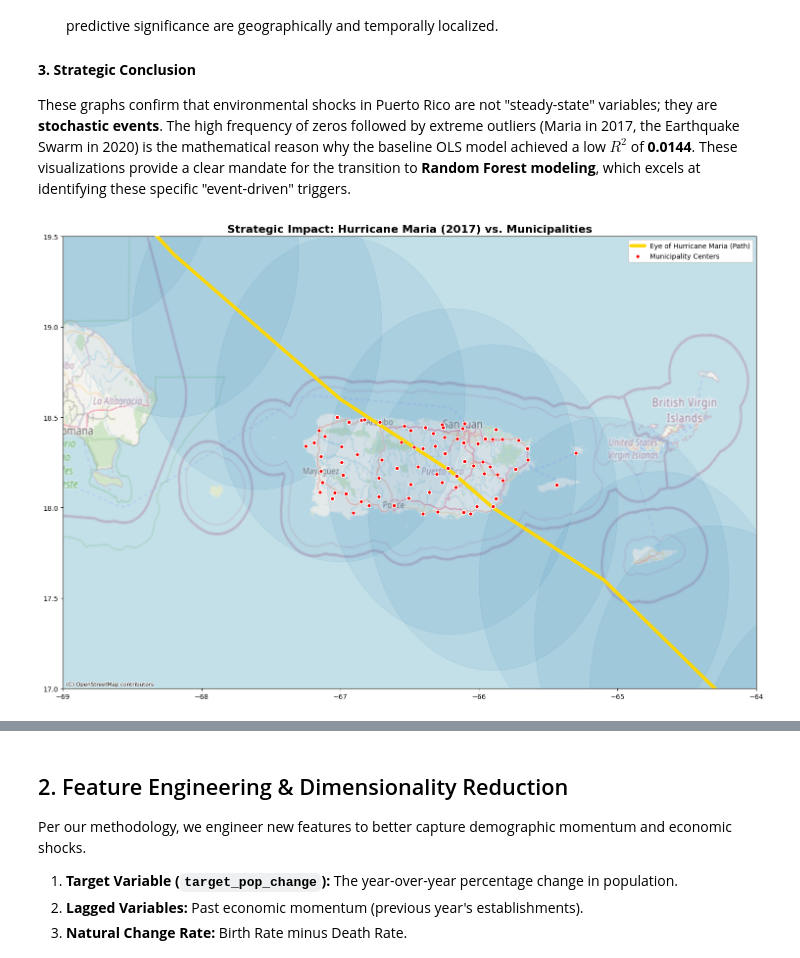
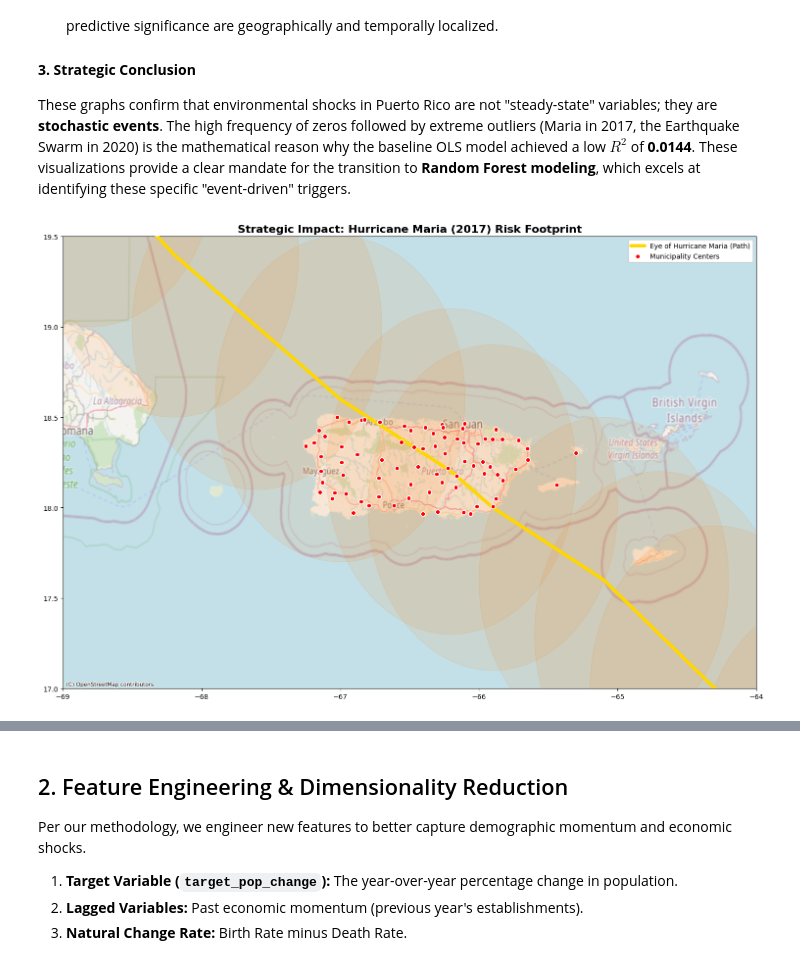
Before and after one commit to Venettov/CAPSTONE_DATA_SCIENCE_RIVERARUIZ, a Jupyter notebook: analysis/Phase1_Feature_Engineering_and_Baseline.ipynb, the cells around one changed output, grey strips where cells are left out. Drawn from its saved outputs; the diff is of its cells as text; code cells hidden in the pictures.

```diff
--- a/analysis/Phase1_Feature_Engineering_and_Baseline.ipynb
+++ b/analysis/Phase1_Feature_Engineering_and_Baseline.ipynb
@@ -189,45 +187,44 @@ These graphs confirm that environmental shocks in Puerto Rico are not "steady-st
 import contextily as ctx
 import matplotlib.pyplot as plt
 
-def plot_maria_impact_final():
+def plot_maria_impact_final_v2():
     # 1. Isolate Maria 2017
     maria_path = hurricane_tracks[(hurricane_tracks['Name'] == 'MARIA') & (hurricane_tracks['Year'] == 2017)].copy()
 
     fig, ax = plt.subplots(figsize=(15, 10))
 
-    # 2. Plot the SWATH (The extension of the winds)
-    # These circles show the 100km reach of the storm's power
+    # 2. Plot the SWATH (Now Orange for better visibility against the blue ocean)
     for _, row in maria_path.iterrows():
         if -70.0 < row['Lon'] < -62.0:
+            # Changed color to orange (#ff7f0e)
             impact_circle = plt.Circle((row['Lon'], row['Lat']), 0.9,
-                                        color='#1f77b4', alpha=0.08, zorder=1)
+                                        color='#ff7f0e', alpha=0.1, zorder=1)
             ax.add_patch(impact_circle)
 
-    # 3. Plot the ACTUAL PATH (The eye of the storm)
-    # We use a bright color and high zorder to ensure it sits on TOP of everything
+    # 3. Plot the ACTUAL PATH (Eye of the storm remains Gold)
     ax.plot(maria_path['Lon'], maria_path['Lat'], color='#FFD700', linewidth=5,
             label='Eye of Hurricane Maria (Path)', zorder=10, solid_capstyle='round')
 
-    # 4. Plot the MUNICIPIOS (The "sensors" measuring the shock)
-    ax.scatter(df['lon'], df['lat'], c='red', s=30, edgecolor='white',
+    # 4. Plot the MUNICIPIOS (The "sensors" in Red)
+    ax.scatter(df['lon'], df['lat'], c='red', s=40, edgecolor='white',
                label='Municipality Centers', zorder=11)
 
-    # 5. THE ZOOM (Show the island and the surrounding impact)
+    # 5. THE ZOOM
     ax.set_xlim([-69.0, -64.0])
     ax.set_ylim([17.0, 19.5])
 
-    # 6. ADD BASEMAP (So you can see the actual island shape)
+    # 6. ADD BASEMAP
     try:
         ctx.add_basemap(ax, crs='epsg:4326', source=ctx.providers.OpenStreetMap.Mapnik, alpha=0.7)
     except:
-        print("Basemap failed to load, check internet connection. Plotting data only.")
+        print("Basemap failed to load. Plotting data only.")
 
-    ax.set_title('Strategic Impact: Hurricane Maria (2017) vs. Municipalities', fontsize=16, fontweight='bold')
+    ax.set_title('Strategic Impact: Hurricane Maria (2017) Risk Footprint', fontsize=16, fontweight='bold')
     ax.legend(loc='upper right', facecolor='white', framealpha=1)
 
     plt.tight_layout()
     plt.show()
 
-plot_maria_impact_final()
+plot_maria_impact_final_v2()
 # %% [output]
-[figure, old version]
+[figure, new version]
```
Also changed, not shown: parts of 2 cells of this notebook, 1 other file.
